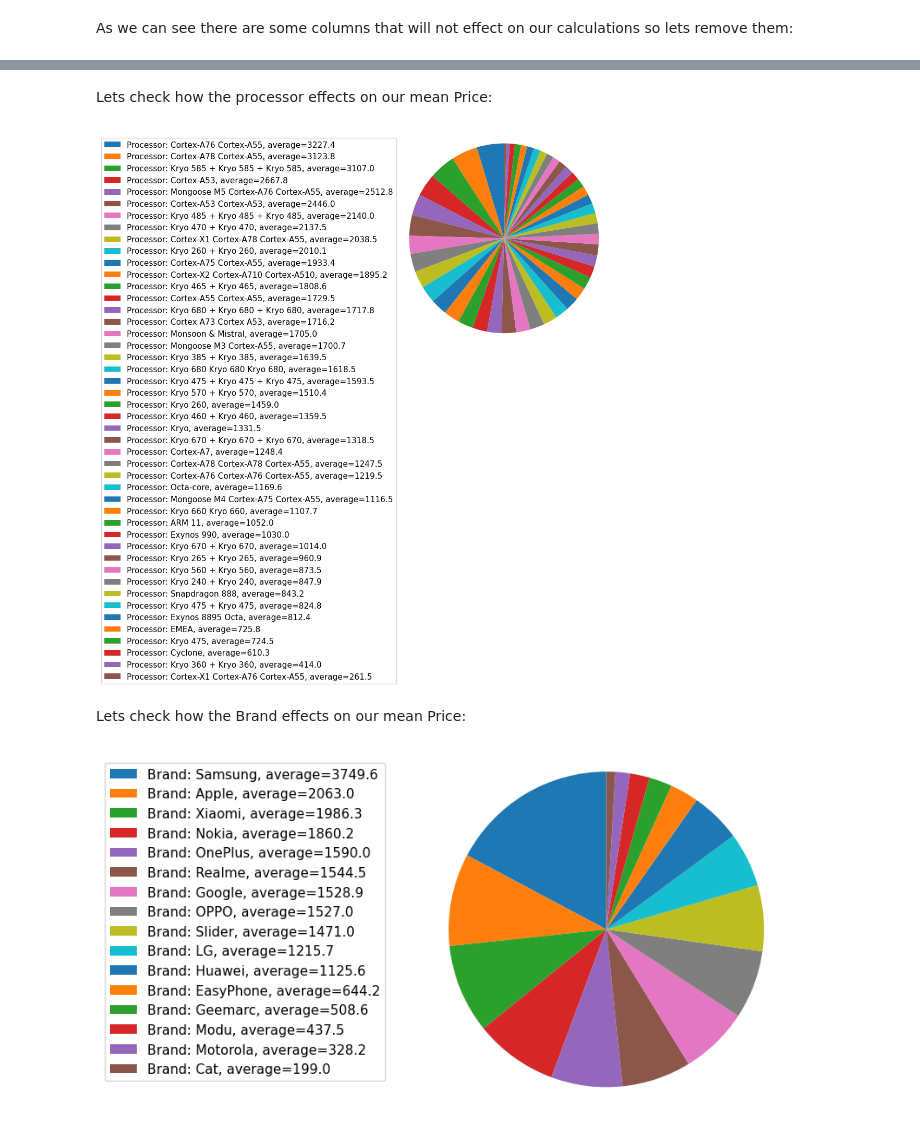
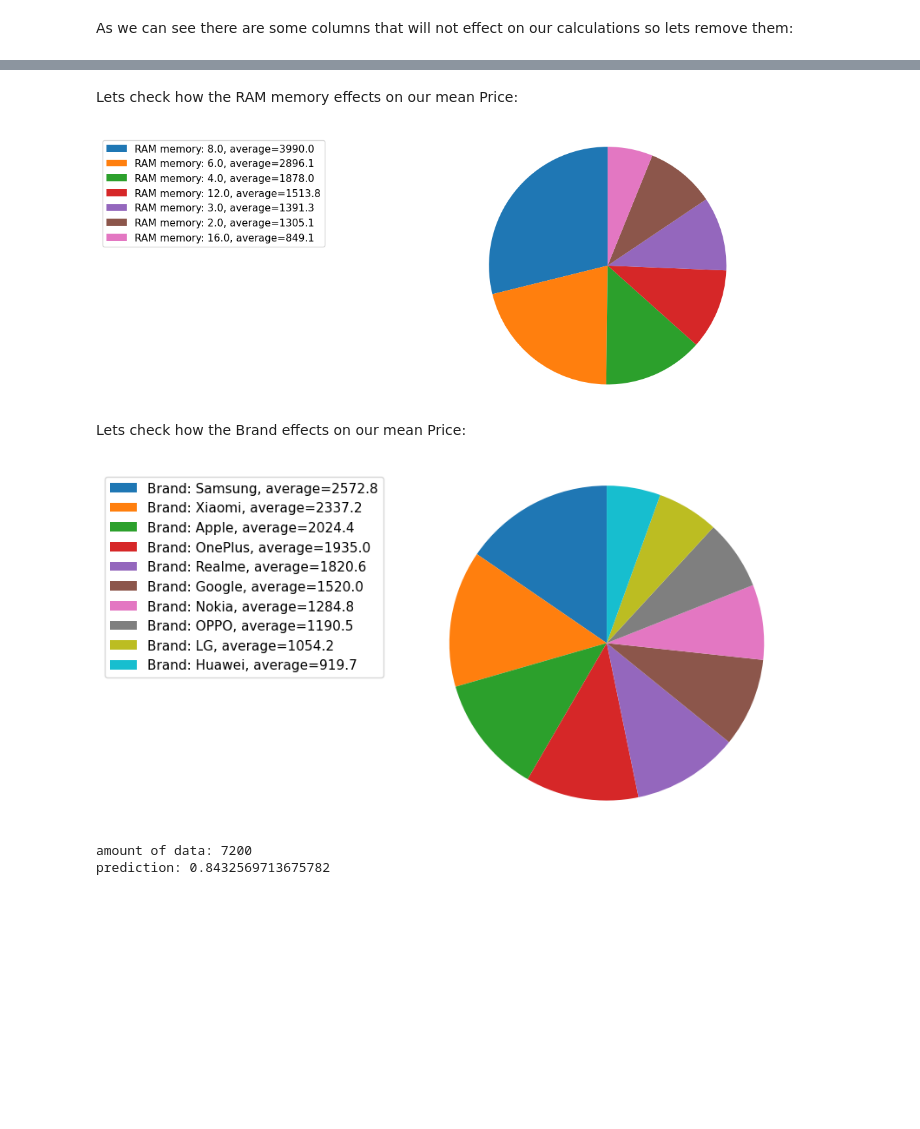
Before and after one commit to Davidtal1/PhoneProjects, a Jupyter notebook: PhonesProject.ipynb, the cells around one changed output, grey strips where cells are left out. Cells and saved outputs as stored; diff of their text form; code cells hidden in the pictures; blank space fills up the shorter version.

Commit message:
firstMechineLearning

```diff
--- a/PhonesProject.ipynb
+++ b/PhonesProject.ipynb
@@ -284,7 +284,7 @@ df_WithNone["FM radio"] =  np.where(df_WithNone['FM radio']  == "ללא רדיו
 df_WithNone["Removable battery"] =  np.where(df_WithNone['Removable battery']  == "לא" , 0 , 1)
 df_WithNone["External speaker"] =  np.where(df_WithNone['External speaker']  == "ללא" , 0 , 1)
 df_WithNone["kosher phone"] =  np.where(df_WithNone['kosher phone']  == "טלפון כשר" , 1, 0)
-#df_WithNone["colors"] = np.where( df_WithNone['colors']!= None, 1, 0)
+df_WithNone["colors"] = np.where( df_WithNone['colors']!= None, 1, 0)
 df_WithNone["Smartphone"] = np.where( df_WithNone['Smartphone']== "סמארטפון", 1, 0)
 df_WithNone["operating interfaceo"] = np.where( df_WithNone['operating interfaceo']!= 'None', 1, 0)
 df_WithNone["device structure"] = np.where( df_WithNone['device structure']== "פאבלט", 1, 0)
@@ -484,3 +483,6 @@ plt.show()
 As we can see there are some columns that will not effect on our calculations so lets remove them:
 # %%
 dfUnionPrice=dfUnionPrice.drop(['operator','Network kind','Flash'],axis=1)
+dfUnionPrice= dfUnionPrice.dropna(axis=1, thresh=dfUnionPrice.shape[0] - 100)
+dfUnionPrice= dfUnionPrice.dropna()
+dfUnionPrice
@@ -487,32 +503,32 @@ dfUnionPrice=dfUnionPrice.drop(['operator','Network kind','Flash'],axis=1)
 # %% [markdown]
-Lets check how the processor effects on our mean Price:
+Lets check how the RAM memory effects on our mean Price:
 # %%
-PhonesByProcessor_count = dfUnionPrice['Processor'].value_counts()
+PhonesByProcessor_count = dfUnionPrice['RAM memory'].value_counts()
 
-Phone_price_mean_by_Processor= dfUnionPrice.groupby('Processor', as_index=False)['Price'].mean()
+Phone_price_mean_by_Processor= dfUnionPrice.groupby('RAM memory', as_index=False)['Price'].mean()
 Phone_price_mean_by_Processor.sort_values(by="Price", inplace=True, ascending=False)
 
-labels = ["Processor: %s" % i for i in PhonesByProcessor_count.index]
+labels = ["RAM memory: %s" % i for i in PhonesByProcessor_count.index]
 
 fig1, ax1 = plt.subplots(figsize=(12, 4))
 fig1.subplots_adjust(0.3,0,1,1)
 
 _, _ = ax1.pie(Phone_price_mean_by_Processor['Price'].tolist(), startangle=90)
 
 ax1.axis('equal')
 
 plt.legend(
     loc='upper left',
     labels=['%s, average=%1.1f' % (
         l, (v)) for l, s, v in zip(labels, Phone_price_mean_by_Processor.index, Phone_price_mean_by_Processor['Price'].tolist())],
     prop={'size': 11},
     bbox_to_anchor=(0.0, 1),
     bbox_transform=fig1.transFigure
 )
 
 plt.show()
 # %% [output]
-[figure, old version]
+[figure, new version]
 # %% [markdown]
 Lets check how the Brand effects on our mean Price:
 # %%
@@ -541,4 +557,4 @@ plt.legend(
 
 plt.show()
 # %% [output]
-[figure, old version]
+[figure, new version]
@@ -544,0 +581,6 @@ plt.show()
+# %%
+PhonesMechine=dfUnionPrice.copy()
+predict(PhonesMechine)
+# %% [output]
+amount of data: 7200
+prediction: 0.8432569713675782
```
Also changed, not shown: parts of 11 cells of this notebook.
